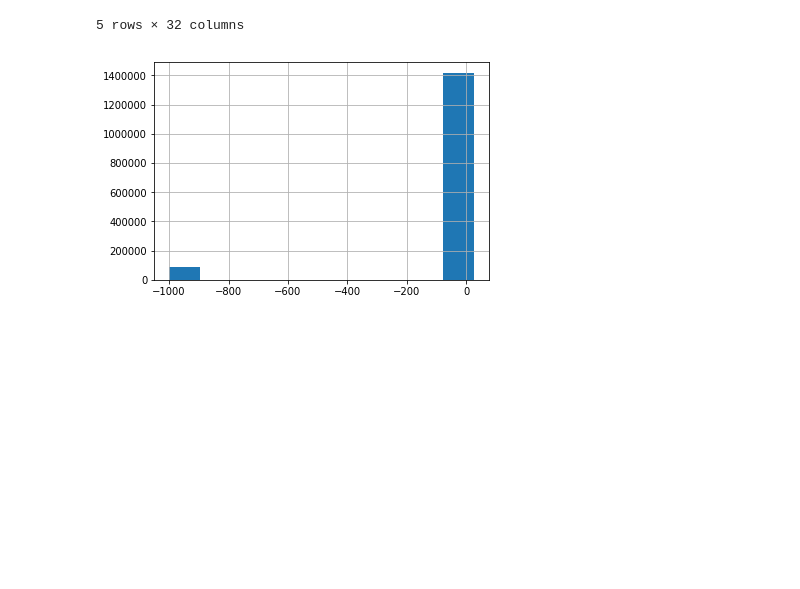
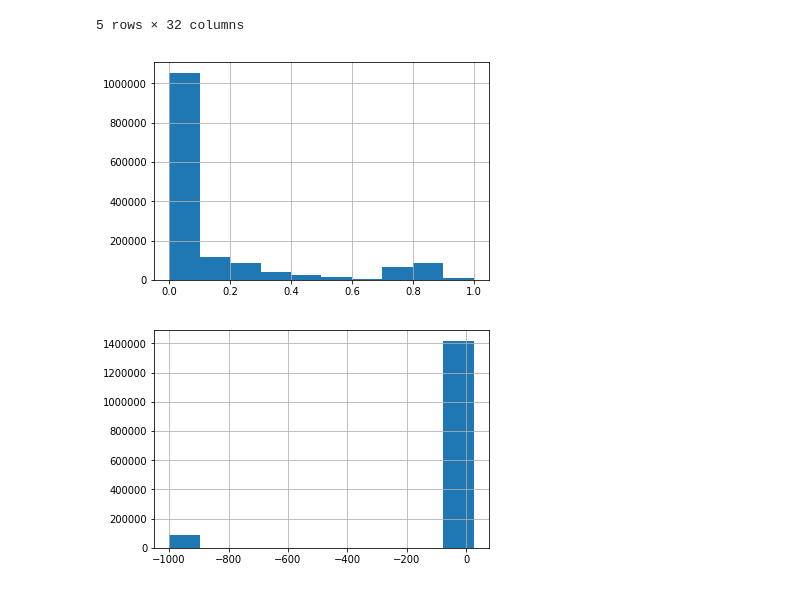
Before and after one commit to eriott/ml-trainings, a Jupyter notebook: Avito Demand Prediction/cat-features-tuning-xgboost.ipynb, the cells around one changed output. Cells and saved outputs as stored; diff of their text form; code cells hidden in the pictures; blank space fills up the shorter version.

```diff
--- a/Avito Demand Prediction/cat-features-tuning-xgboost.ipynb
+++ b/Avito Demand Prediction/cat-features-tuning-xgboost.ipynb
@@ -296,6 +260,10 @@ train.head()
 | 3 | 02996f1dd2ea | bf5cccea572d | Татарстан | Набережные Челны | Личные вещи | Товары для детей и игрушки | Автомобильные кресла |  |  | ... |
 | 4 | 7c90be56d2ab | ef50846afc0b | Волгоградская область | Волгоград | Транспорт | Автомобили | С пробегом | ВАЗ (LADA) | 2110 | ... |
 5 rows × 32 columns
+# %%
+train['deal_probability'].hist();
+# %% [output]
+[figure, added]
 # %%
 train['price'] = train['price'].apply(lambda x: np.log1p(x) if x != -999 else x)
 train['price'].hist();
```
Also changed, not shown: parts of 33 cells of this notebook.
